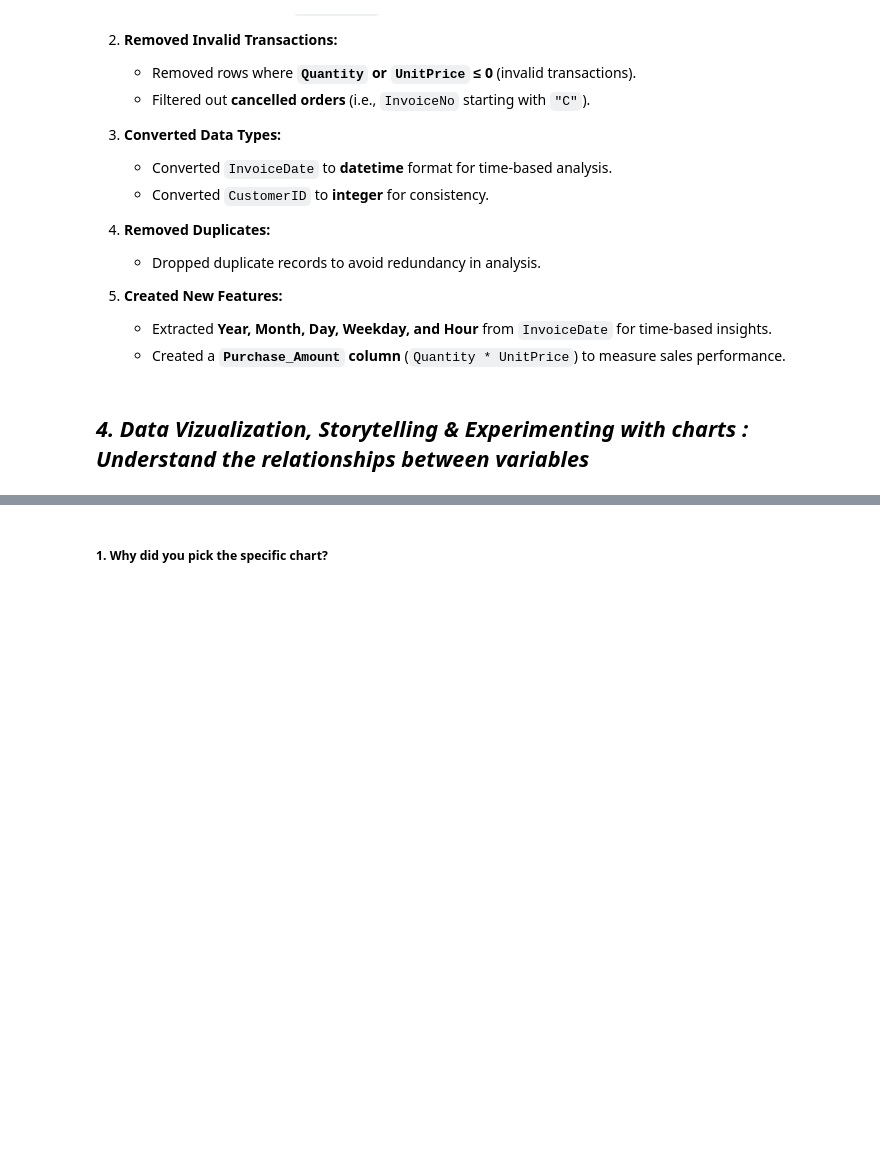
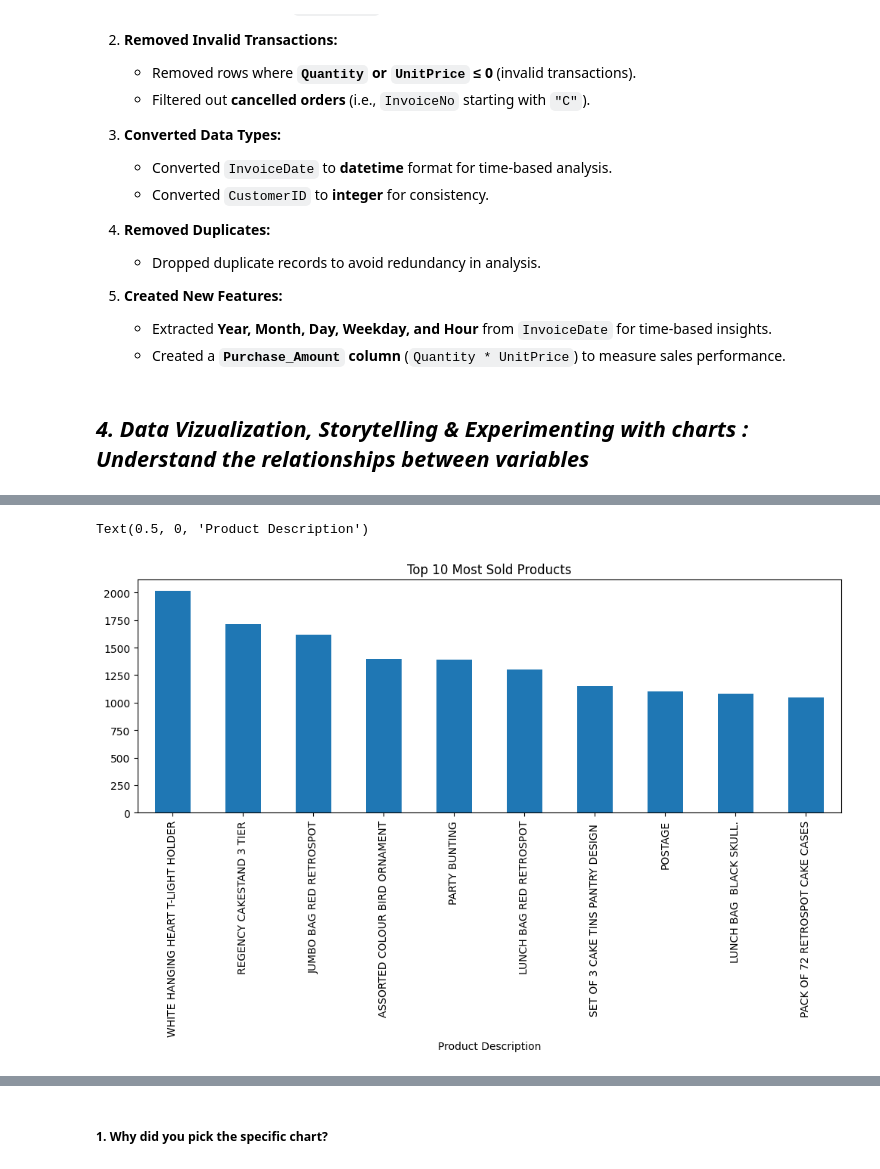
Before and after one commit to akshat-mishra-ds/Myntra-Online-Retail-Customer-Segmentation, a Jupyter notebook: Myntra_Online_Retail_Customer_Segmentation.ipynb, the cells around one changed output, grey strips where cells are left out. Drawn from its saved outputs; the diff is of its cells as text; code cells hidden in the pictures; blank space fills up the shorter version.

```diff
--- a/Myntra_Online_Retail_Customer_Segmentation.ipynb
+++ b/Myntra_Online_Retail_Customer_Segmentation.ipynb
@@ -336,0 +352,9 @@ Myntra_df['Purchase_Amount'] = Myntra_df['Quantity'] * Myntra_df['UnitPrice']
+# %%
+# Bar plot of top 10 most sold products
+plt.figure(figsize=(12, 4))
+Myntra_df['Description'].value_counts().head(10).plot(kind='bar')
+plt.title('Top 10 Most Sold Products')
+plt.xlabel('Product Description')
+# %% [output]
+Text(0.5, 0, 'Product Description')
+[figure, added]
```
Also changed, not shown: parts of 11 cells of this notebook.
